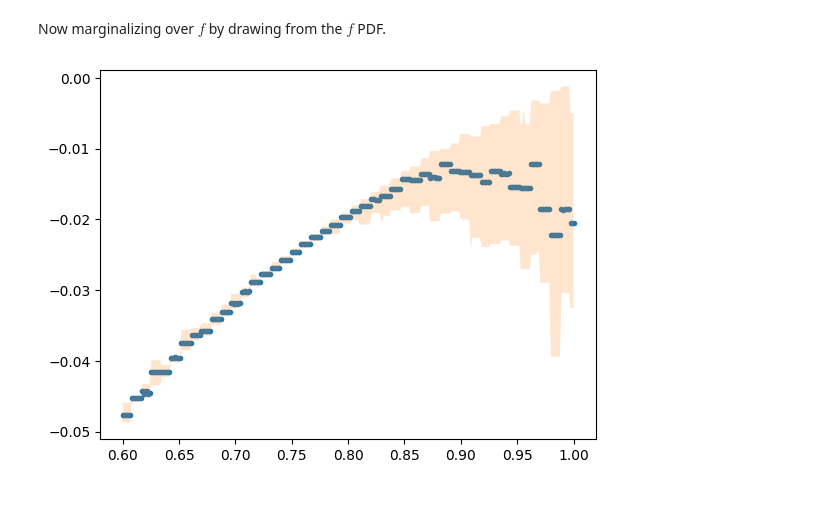
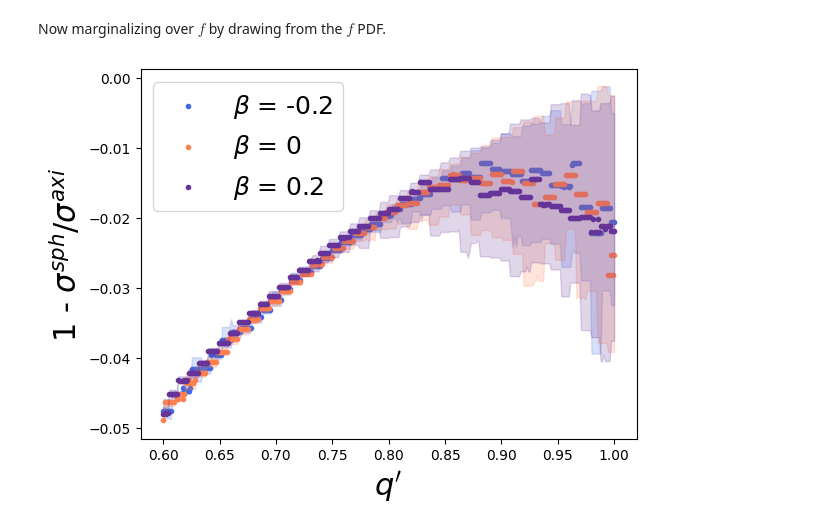
Before and after one commit to huangxy256/deproject_notebook, a Jupyter notebook: appdxB_axi_vs_sph_jam/oblate_prolate_combined.ipynb, the cells around one changed output. Drawn from its saved outputs; the diff is of its cells as text; code cells hidden in the pictures; blank space fills up the shorter version.

Commit message:
combine oblate and prolate in the axi vs sph jam bias

```diff
--- a/appdxB_axi_vs_sph_jam/oblate_prolate_combined.ipynb
+++ b/appdxB_axi_vs_sph_jam/oblate_prolate_combined.ipynb
@@ -178,44 +178,51 @@ Now marginalizing over $f$ by drawing from the $f$ PDF.
 # %%
 from scipy.interpolate import interp1d
 
 def DrawFromPDF(x_pdf, y_pdf, num):
     cdf = np.cumsum(y_pdf) / np.cumsum(y_pdf)[-1]
     inv_cdf = interp1d(x=cdf, y=x_pdf, fill_value='extrapolate')
     random_num = np.random.uniform(0, 1, num)
     var_rm = inv_cdf(random_num)
 
     return var_rm
 
 # for each q', draw from the f PDF many times
 f_draw = DrawFromPDF(f_array, likelihood_combined, 1000)
 f_draw = np.sort(f_draw)
-bias_all = []
 
-for ind in range(len(qobs_sample)):
-    q_test = qobs_sample[ind]
-    bias_ob = bias_list_oblate[0][ind]
-    bias_pro = bias_list_prolate[0][ind]
+for i, beta in enumerate(beta_const_list):
 
-    bias_all_qobs = np.array([])
-    for f in f_draw:
-        # for each f, combine the bias
-        num_draw_from_oblate = round(f * (len(bias_ob) + len(bias_pro)))
-        num_draw_from_prolate = (len(bias_ob) + len(bias_pro)) - num_draw_from_oblate
-        try:
-            combined = np.concatenate([np.random.choice(bias_ob, num_draw_from_oblate, replace=True),
-                                np.random.choice(bias_pro, num_draw_from_prolate, replace=True)])
-        except:
-            combined = np.concatenate([np.random.choice(bias_ob, num_draw_from_oblate + num_draw_from_prolate, replace=True)]) # when for prolate there is no corresponding q'
-        bias_all_qobs = np.concatenate([bias_all_qobs, combined])
+    bias_all = []
 
-    bias_all.append(np.quantile(bias_all_qobs, [0.16, 0.5, 0.84]))
+    for ind in range(len(qobs_sample)):
+        q_test = qobs_sample[ind]
+        bias_ob = bias_list_oblate[i][ind]
+        bias_pro = bias_list_prolate[i][ind]
+
+        bias_all_qobs = np.array([])
+        for f in f_draw:
+            # for each f, combine the bias
+            num_draw_from_oblate = round(f * (len(bias_ob) + len(bias_pro)))
+            num_draw_from_prolate = (len(bias_ob) + len(bias_pro)) - num_draw_from_oblate
+            try:
+                combined = np.concatenate([np.random.choice(bias_ob, num_draw_from_oblate, replace=True),
+                                    np.random.choice(bias_pro, num_draw_from_prolate, replace=True)])
+            except:
+                combined = np.concatenate([np.random.choice(bias_ob, num_draw_from_oblate + num_draw_from_prolate, replace=True)]) # when for prolate there is no corresponding q'
+            bias_all_qobs = np.concatenate([bias_all_qobs, combined])
+
+        bias_all.append(np.quantile(bias_all_qobs, [0.16, 0.5, 0.84]))
 
 
-b_med = np.array([x[1] for x in bias_all])
-b_low = np.array([x[0] for x in bias_all])
-b_hi = np.array([x[2] for x in bias_all])
-plt.scatter(qobs_sample, b_med, marker = '.')
-plt.fill_between(qobs_sample, b_low, b_hi, alpha = 0.2)
+    b_med = np.array([x[1] for x in bias_all])
+    b_low = np.array([x[0] for x in bias_all])
+    b_hi = np.array([x[2] for x in bias_all])
+    plt.scatter(qobs_sample, b_med, marker = '.', color = color[i], label = r'$\beta$ = {}' .format(beta_const_list[i]))
+    plt.fill_between(qobs_sample, b_low, b_hi, alpha = 0.2, color = color[i])
+
+plt.xlabel("$q'$", size = 22)
+plt.ylabel(r'1 - $\sigma^{sph} / \sigma^{axi}$', size = 22)
+plt.legend(prop = {'size': 18})
 plt.show()
 # %% [output]
-[figure, old version]
+[figure, new version]
```
